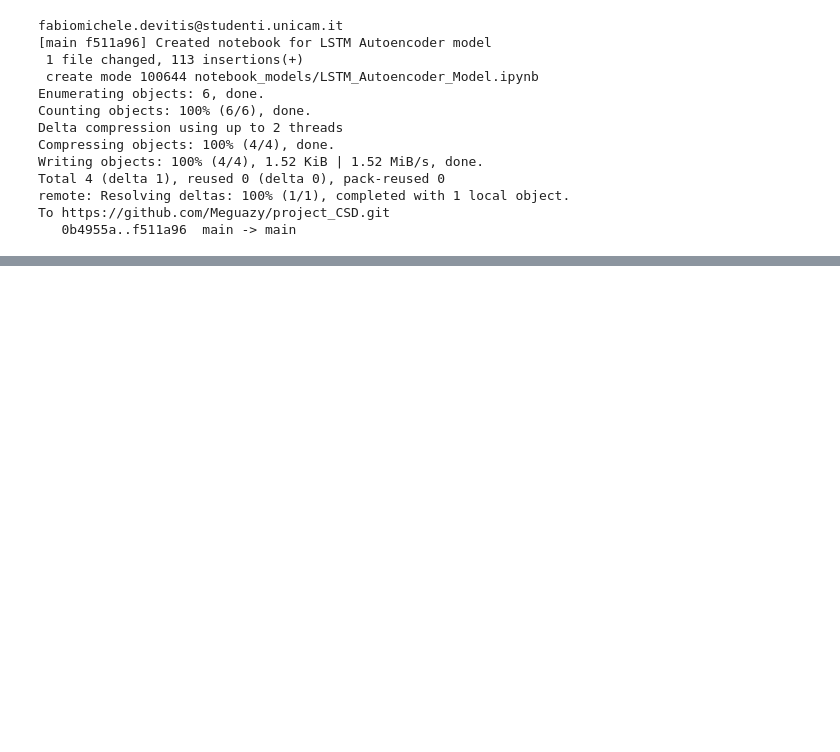
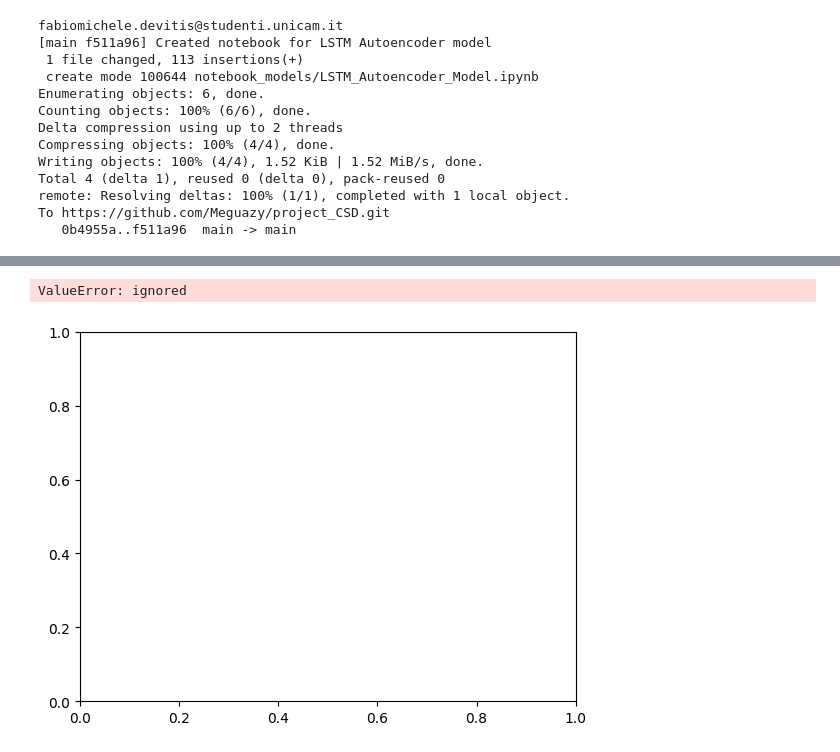
Before and after one commit to BianchiLuca28/project_CSD, a Jupyter notebook: notebook_models/VAE.ipynb, the cells around one changed output, grey strips where cells are left out. Drawn from its saved outputs; the diff is of its cells as text; code cells hidden in the pictures; blank space fills up the shorter version.

```diff
--- a/notebook_models/VAE.ipynb
+++ b/notebook_models/VAE.ipynb
@@ -133,3 +164,24 @@ df_test
 x = pd.read_csv("data/tsne_data/TrainoCaso1/time_series_tsne.csv")
 
 x
+# %%
+import numpy as np
+import pandas as pd
+from pyod.models.auto_encoder import AutoEncoder
+from pyod.utils.data import generate_data
+contamination = 0.1  # percentage of outliers
+n_train = 500  # number of training points
+n_test = 500  # number of testing points
+n_features = 25 # Number of features
+X_train, y_train, X_test, y_test = generate_data(
+   n_train=n_train, n_test=n_test,
+   n_features= n_features,
+   contamination=contamination,random_state=1234)
+X_train = pd.DataFrame(X_train)
+X_test = pd.DataFrame(X_test)
+
+import matplotlib.pyplot as plt
+plt.plot(np.arange(1,25),X_train)
+# %% [output]
+ValueError: ignored
+[figure, added]
```
Also changed, not shown: parts of 3 cells of this notebook.
